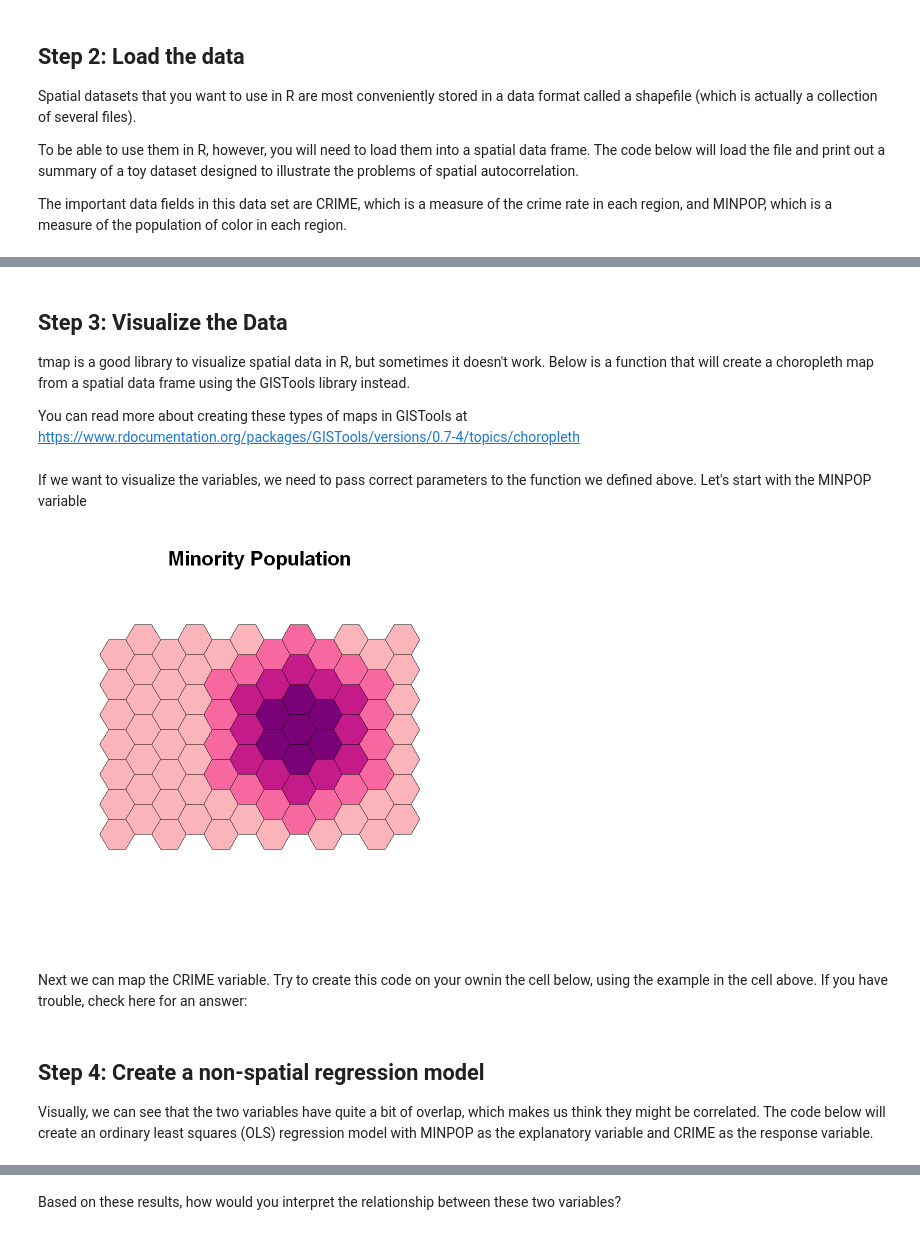
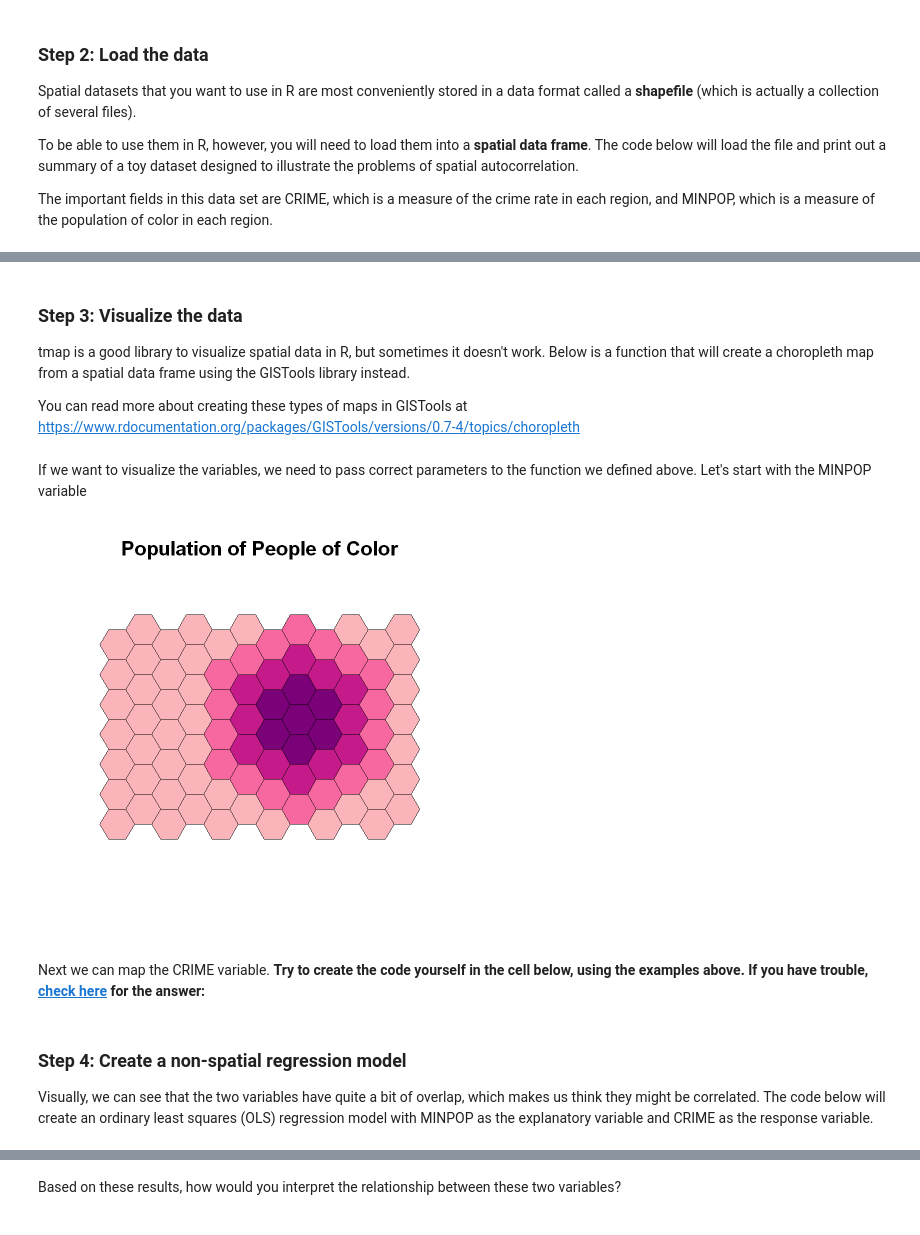
Before and after one commit to travisormsby/day_of_data, a Jupyter notebook: Autocorrelation.ipynb, the cells around one changed output, grey strips where cells are left out. Drawn from its saved outputs; the diff is of its cells as text; code cells hidden in the pictures.

Commit message:
add final changes to Autocorrelation notebook and answers to crime map and lag model questions

```diff
--- a/Autocorrelation.ipynb
+++ b/Autocorrelation.ipynb
@@ -21,11 +41,11 @@ library(RColorBrewer)
 # %% [markdown]
-## Step 2: Load the data
+### Step 2: Load the data
 
-Spatial datasets that you want to use in R are most conveniently stored in a data format called a shapefile (which is actually a collection of several files).
+Spatial datasets that you want to use in R are most conveniently stored in a data format called a **shapefile** (which is actually a collection of several files).
 
-To be able to use them in R, however, you will need to load them into a spatial data frame.  The code below will load the file and print out a summary of a toy dataset designed to illustrate the problems of spatial autocorrelation.
+To be able to use them in R, however, you will need to load them into a **spatial data frame**.  The code below will load the file and print out a summary of a toy dataset designed to illustrate the problems of spatial autocorrelation.
 
-The important data fields in this data set are CRIME, which is a measure of the crime rate in each region, and MINPOP, which is a measure of the population of color in each region.
+The important fields in this data set are CRIME, which is a measure of the crime rate in each region, and MINPOP, which is a measure of the population of color in each region.
 # %%
 sdf <-readOGR("examples.shp")
 summary(sdf)
@@ -53,32 +73,34 @@ Data attributes:
  Max.   :48.00   A-6    : 1   Max.   :101.00   Max.   :101.00
                  (Other):78
 # %% [markdown]
-## Step 3: Visualize the Data
+### Step 3: Visualize the data
 
 tmap is a good library to visualize spatial data in R, but sometimes it doesn't work.  Below is a function that will create a choropleth map from a spatial data frame using the GISTools library instead.
 
 You can read more about creating these types of maps in GISTools at https://www.rdocumentation.org/packages/GISTools/versions/0.7-4/topics/choropleth
 # %%
-choropleth_map <- function(var,title,classes,cutter=sdCuts, ramp="RdPu") {
+choropleth_map <- function(dataframe, var,title,classes,cutter=sdCuts, ramp="RdPu") {
     variable <- as.numeric(var)
     variable.shade <- auto.shading(variable,cutter=cutter,n=classes,cols=brewer.pal(classes,ramp))
-    choropleth(sdf,variable,shading=variable.shade)
+    choropleth(dataframe,variable,shading=variable.shade)
     title(title, cex.main=2)
 }
 # %% [markdown]
 If we want to visualize the variables, we need to pass correct parameters to the function we defined above.  Let's start with the MINPOP variable
 # %%
+dataframe = sdf # which dataframe to use
 var = sdf$MINPOP # which variable will be mapped
-title = "Minority Population" # the title to print at the top of the figure
+title = "Population of People of Color" # the title to print at the top of the figure
 classes = 5 # the number of groups to break the data into
+ramp = "RdPu" # the color ramp to use.  Since values go from high to low, a ramp that goes from light to dark is appropriate
 
-choropleth_map (var,title, classes)
+choropleth_map (dataframe,var,title, classes, ramp=ramp)
 # %% [output]
-[figure, old version]
+[figure, new version]
 # %% [markdown]
-Next we can map the CRIME variable.  Try to create this code on your ownin the cell below, using the example in the cell above.  If you have trouble, check here for an answer:
+Next we can map the CRIME variable.  **Try to create the code yourself in the cell below, using the examples above.  If you have trouble, [check here](https://github.com/travisormsby/day_of_data) for the answer:**
 # %% [markdown]
-## Step 4: Create a non-spatial regression model
+### Step 4: Create a non-spatial regression model
 
 Visually, we can see that the two variables have quite a bit of overlap, which makes us think they might be correlated.  The code below will create an ordinary least squares (OLS) regression model with MINPOP as the explanatory variable and CRIME as the response variable.
 # %%
```
Also changed, not shown: parts of 61 cells of this notebook, 2 other files.
